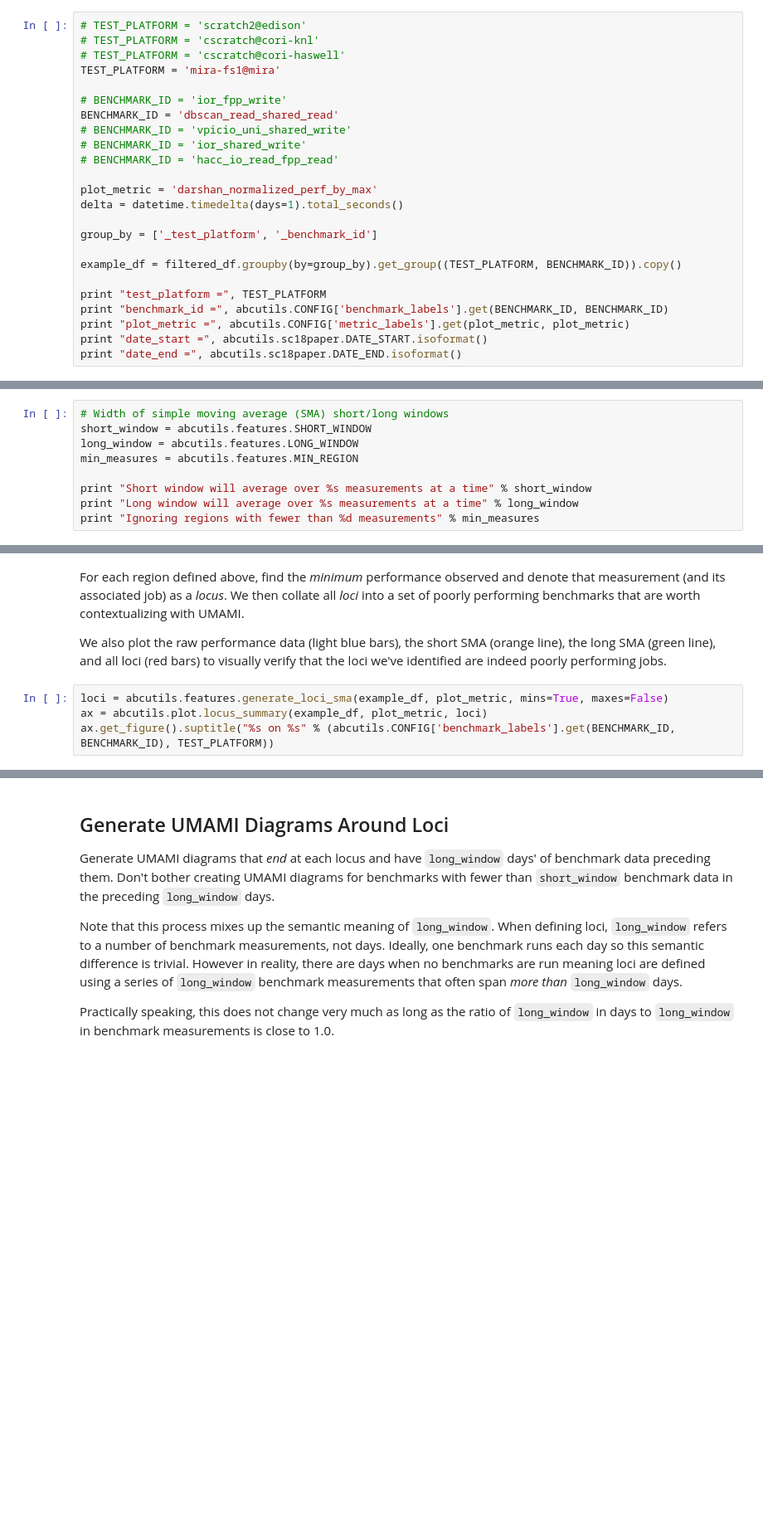
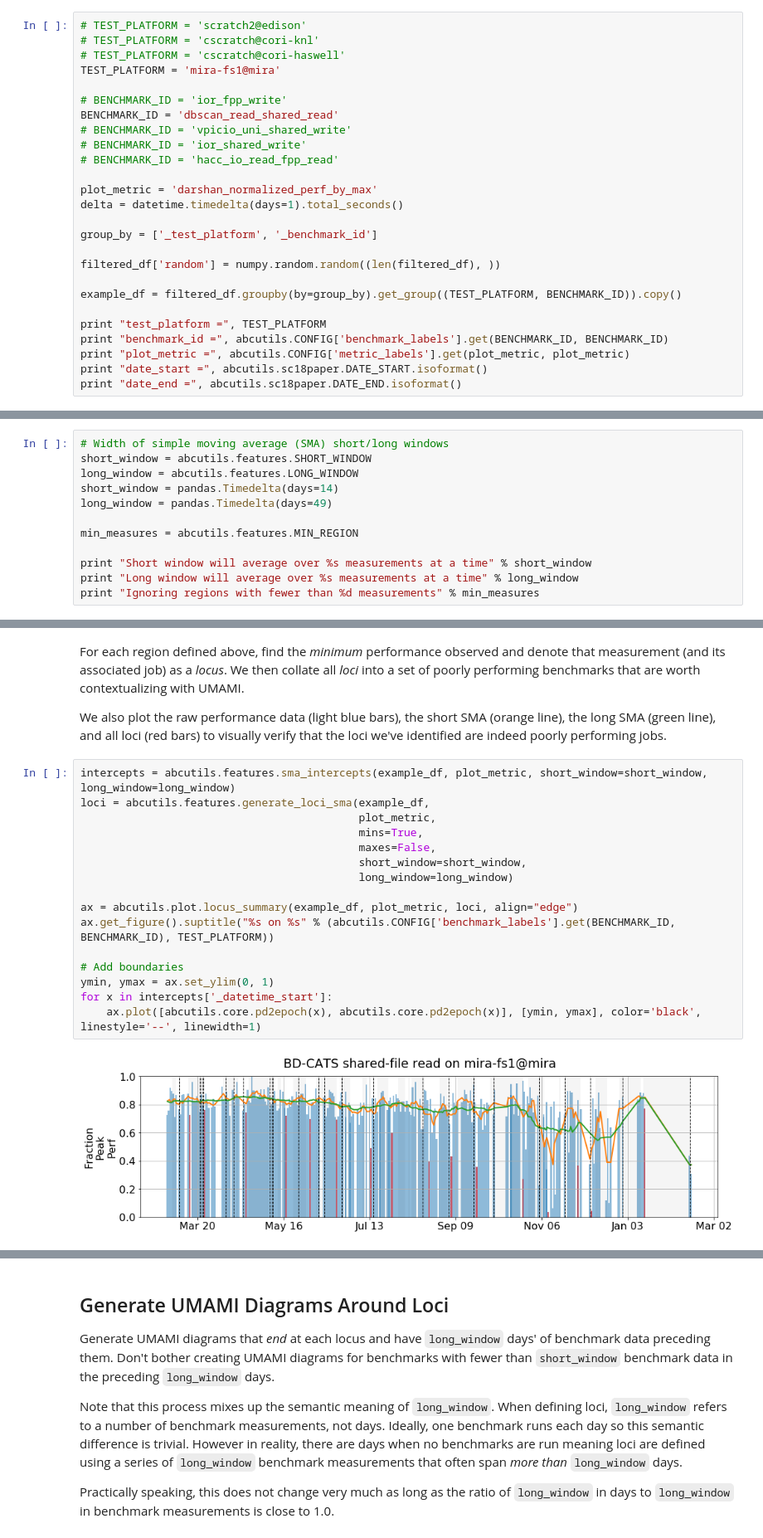
Before and after one commit to NERSC/tokio-abcutils, a Jupyter notebook: sc18_umamify.ipynb, the cells around one changed output, grey strips where cells are left out. Shown at 83% size. Saved outputs shown, nothing was run; the diff lists cells and outputs as text; blank space fills up the shorter version.

```diff
--- a/sc18_umamify.ipynb
+++ b/sc18_umamify.ipynb
@@ -43,6 +52,8 @@ delta = datetime.timedelta(days=1).total_seconds()
 
 group_by = ['_test_platform', '_benchmark_id']
 
+filtered_df['random'] = numpy.random.random((len(filtered_df), ))
+
 example_df = filtered_df.groupby(by=group_by).get_group((TEST_PLATFORM, BENCHMARK_ID)).copy()
 
 print "test_platform =", TEST_PLATFORM
@@ -54,6 +71,9 @@ print "date_end =", abcutils.sc18paper.DATE_END.isoformat()
 # Width of simple moving average (SMA) short/long windows
 short_window = abcutils.features.SHORT_WINDOW
 long_window = abcutils.features.LONG_WINDOW
+short_window = pandas.Timedelta(days=14)
+long_window = pandas.Timedelta(days=49)
+
 min_measures = abcutils.features.MIN_REGION
 
 print "Short window will average over %s measurements at a time" % short_window
@@ -87,6 +112,20 @@ For each region defined above, find the _minimum_ performance observed and denot
 
 We also plot the raw performance data (light blue bars), the short SMA (orange line), the long SMA (green line), and all loci (red bars) to visually verify that the loci we've identified are indeed poorly performing jobs.
 # %%
-loci = abcutils.features.generate_loci_sma(example_df, plot_metric, mins=True, maxes=False)
-ax = abcutils.plot.locus_summary(example_df, plot_metric, loci)
+intercepts = abcutils.features.sma_intercepts(example_df, plot_metric, short_window=short_window, long_window=long_window)
+loci = abcutils.features.generate_loci_sma(example_df,
+                                           plot_metric,
+                                           mins=True,
+                                           maxes=False,
+                                           short_window=short_window,
+                                           long_window=long_window)
+
+ax = abcutils.plot.locus_summary(example_df, plot_metric, loci, align="edge")
 ax.get_figure().suptitle("%s on %s" % (abcutils.CONFIG['benchmark_labels'].get(BENCHMARK_ID, BENCHMARK_ID), TEST_PLATFORM))
+
+# Add boundaries
+ymin, ymax = ax.set_ylim(0, 1)
+for x in intercepts['_datetime_start']:
+    ax.plot([abcutils.core.pd2epoch(x), abcutils.core.pd2epoch(x)], [ymin, ymax], color='black', linestyle='--', linewidth=1)
+# %% [output]
+[figure, added]
```
Also changed, not shown: parts of 20 cells of this notebook.
